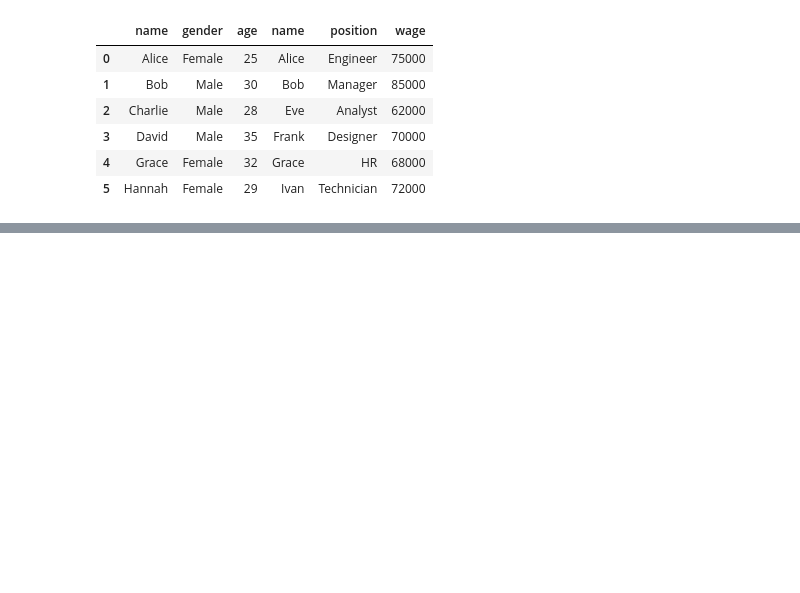
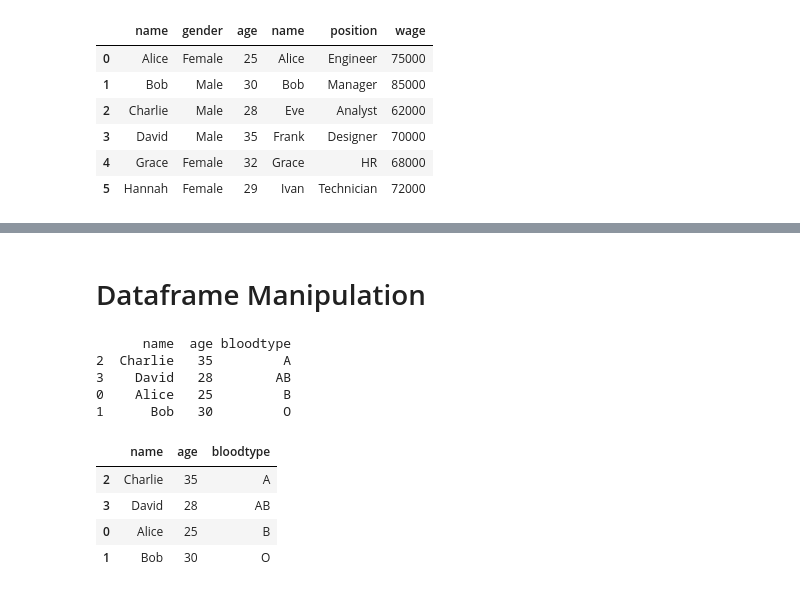
Before and after one commit to AlysterBenedict/AIML, a Jupyter notebook: Pandas/pandas.ipynb, the cells around one changed output, grey strips where cells are left out. Saved outputs shown, nothing was run; the diff lists cells and outputs as text; code cells hidden in the pictures; blank space fills up the shorter version.

```diff
--- a/Pandas/pandas.ipynb
+++ b/Pandas/pandas.ipynb
@@ -1203,0 +1212,32 @@ dtype: int64
+# %% [markdown]
+<h1>Dataframe Manipulation
+# %%
+#it is possible to sort the rows of a dataframe using one or more columns
+import pandas as pd
+
+# Sample data
+data = {
+    'name': ['Alice', 'Bob', 'Charlie', 'David'],
+    'age': [25, 30, 35, 28],
+    'bloodtype': ['B', 'O', 'A', 'AB']
+}
+
+# Create DataFrame
+df = pd.DataFrame(data)
+
+# Sort by bloodtype
+sorted_df = df.sort_values(by='bloodtype')
+
+# Display the sorted DataFrame
+print(sorted_df)
+# %% [output]
+      name  age bloodtype
+2  Charlie   35         A
+3    David   28        AB
+0    Alice   25         B
+1      Bob   30         O
+|  | name | age | bloodtype |
+| 2 | Charlie | 35 | A |
+| 3 | David | 28 | AB |
+| 0 | Alice | 25 | B |
+| 1 | Bob | 30 | O |
```
Also changed, not shown: parts of 4 cells of this notebook.
